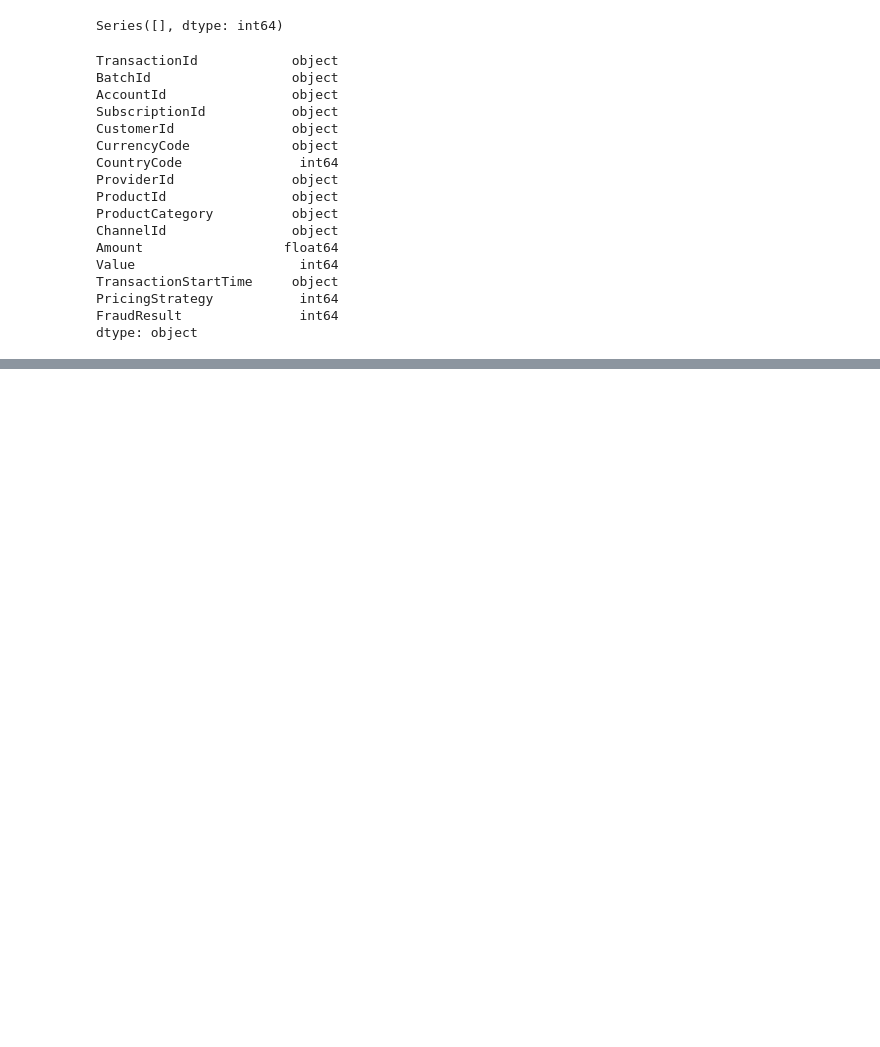
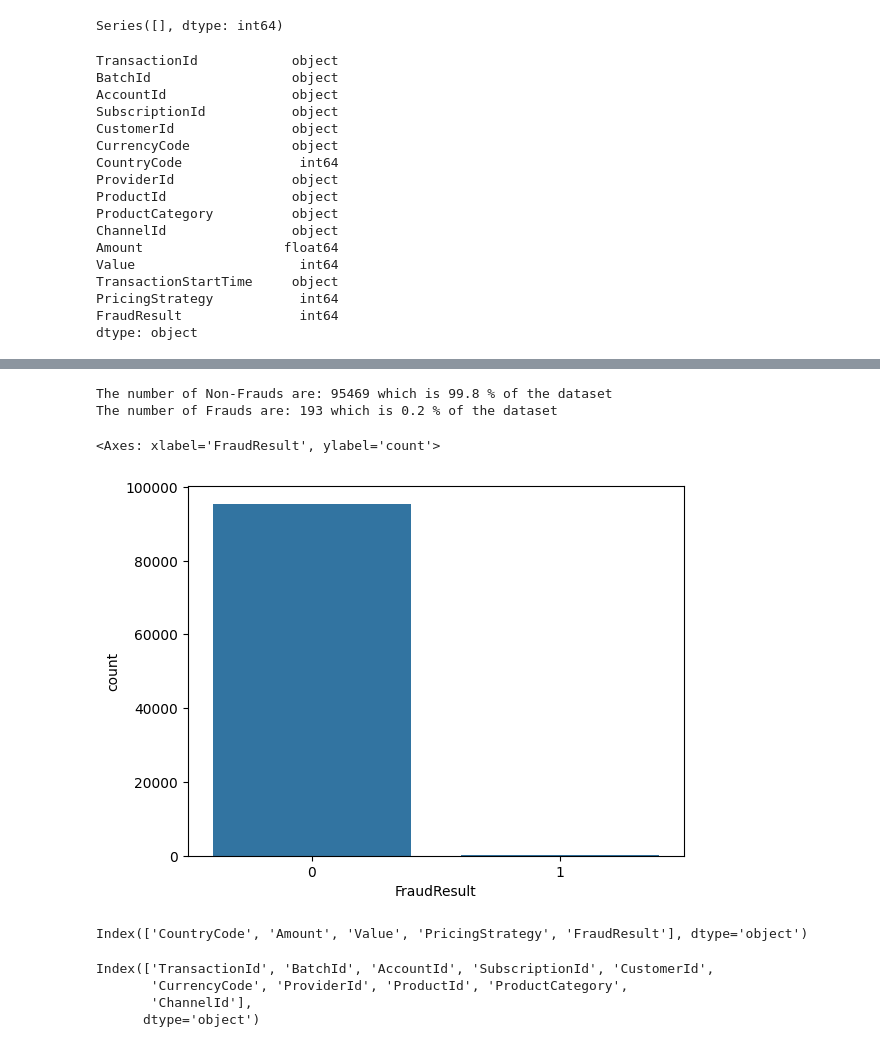
Before and after one commit to tizedabo/Bati-Bank-Credit-Scoring-Model, a Jupyter notebook: notebooks/eda.ipynb, the cells around one changed output, grey strips where cells are left out. Drawn from its saved outputs; the diff is of its cells as text; code cells hidden in the pictures; blank space fills up the shorter version.

```diff
--- a/notebooks/eda.ipynb
+++ b/notebooks/eda.ipynb
@@ -99,0 +114,3 @@ dtype: object
+# %%
+#parse TransactionStartTime to datetime type
+data_df['TransactionStartTime']=pd.to_datetime(data_df['TransactionStartTime'])
@@ -99,0 +158,26 @@ dtype: object
+# %%
+# checking the balance of the data
+print('The number of Non-Frauds are: ' + str(data_df['FraudResult'].value_counts()[0]) + ' which is', round(data_df['FraudResult'].value_counts()[0]/len(data_df) * 100,2), '% of the dataset')
+print('The number of Frauds are: ' + str(data_df['FraudResult'].value_counts()[1]) + ' which is', round(data_df['FraudResult'].value_counts()[1]/len(data_df) * 100,2), '% of the dataset')
+# %% [output]
+The number of Non-Frauds are: 95469 which is 99.8 % of the dataset
+The number of Frauds are: 193 which is 0.2 % of the dataset
+# %%
+# visualize category class
+sns.countplot(x='FraudResult', data=data_df)
+# %% [output]
+<Axes: xlabel='FraudResult', ylabel='count'>
+[figure, added]
+# %%
+numeric_cols=data_df.select_dtypes(include=[np.number])
+numeric_cols.columns
+# %% [output]
+Index(['CountryCode', 'Amount', 'Value', 'PricingStrategy', 'FraudResult'], dtype='object')
+# %%
+categorical_cols=data_df.select_dtypes(include=object)
+categorical_cols.columns
+# %% [output]
+Index(['TransactionId', 'BatchId', 'AccountId', 'SubscriptionId', 'CustomerId',
+       'CurrencyCode', 'ProviderId', 'ProductId', 'ProductCategory',
+       'ChannelId'],
+      dtype='object')
```
Also changed, not shown: parts of 6 cells of this notebook.
